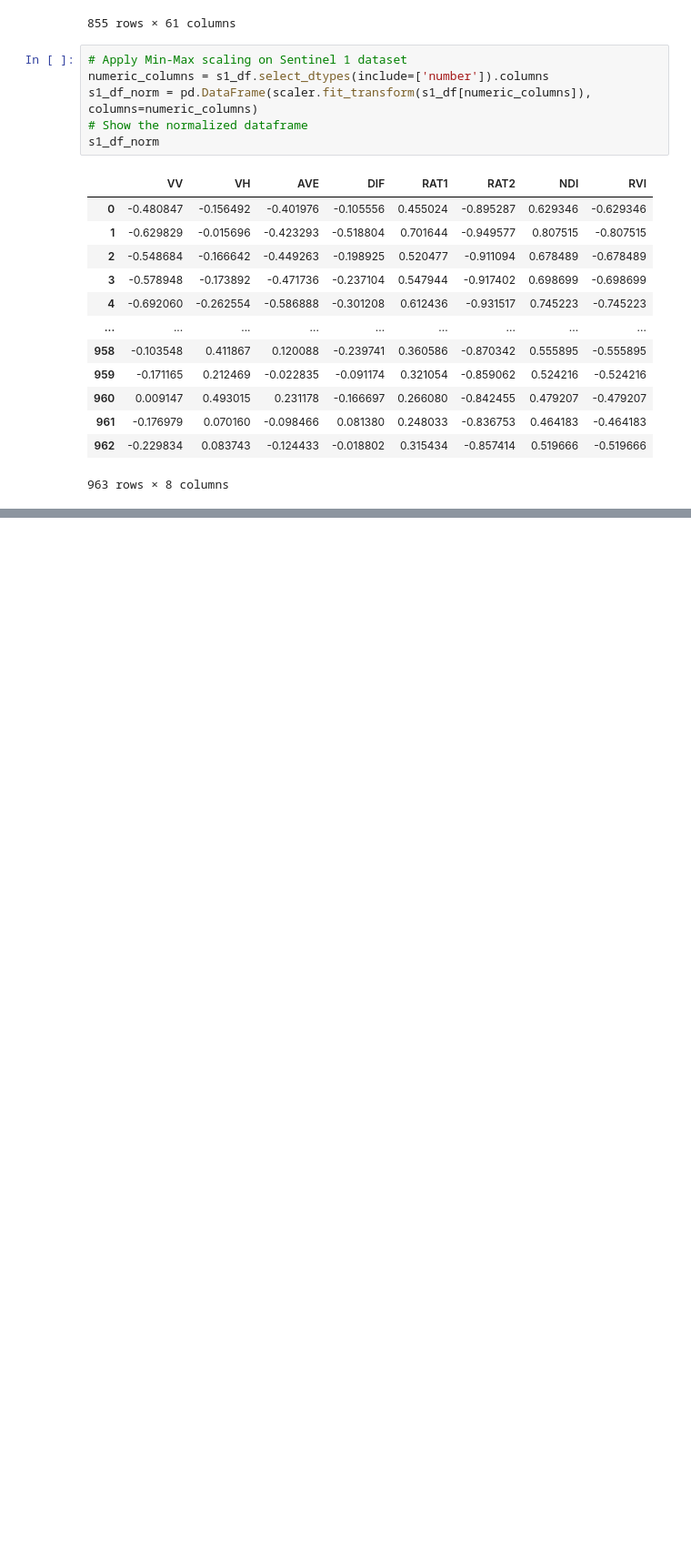
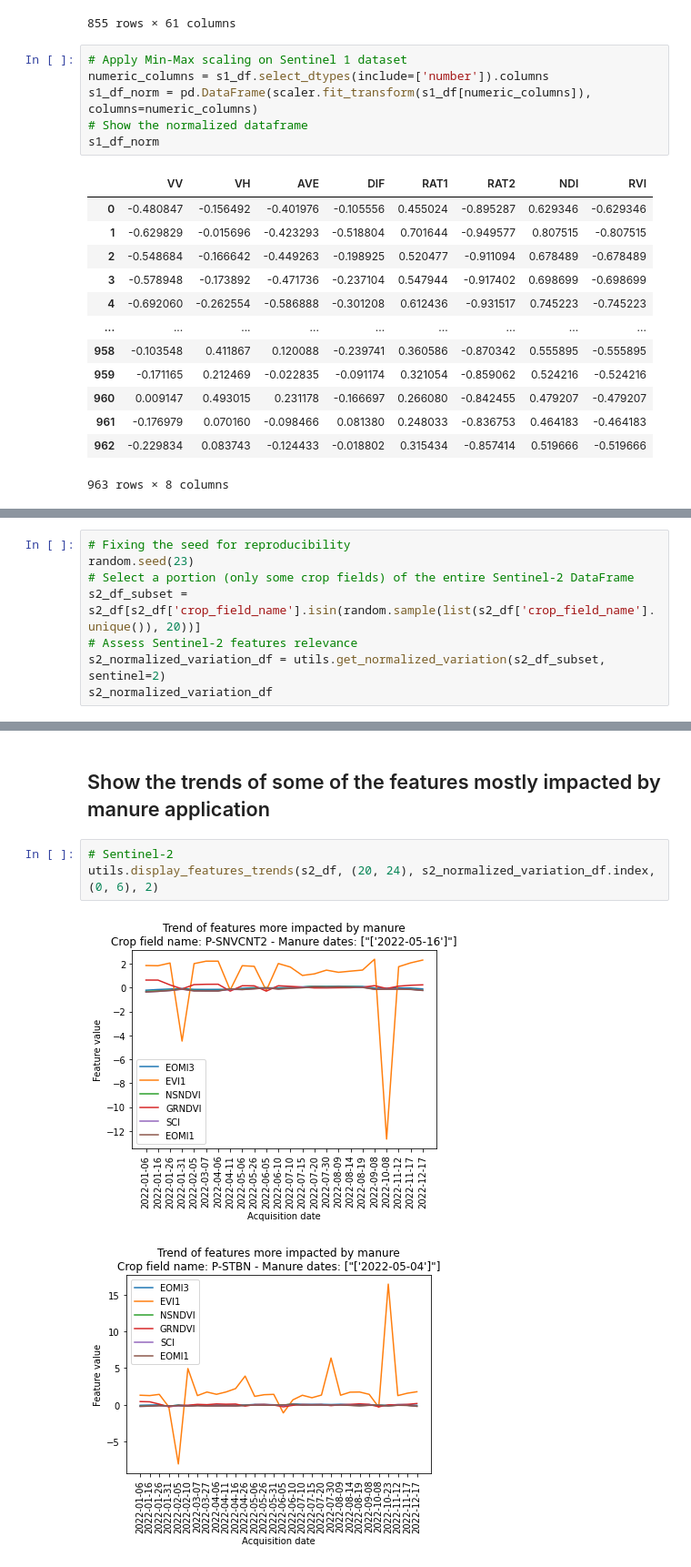
Before and after one commit to Amatofrancesco99/organic-fertilizers-detection, a Jupyter notebook: Notebooks/2-analysis/notebook.ipynb, the cells around one changed output, grey strips where cells are left out. Shown at 91% size. Cells and saved outputs as stored; diff of their text form; blank space fills up the shorter version.

```diff
--- a/Notebooks/2-analysis/notebook.ipynb
+++ b/Notebooks/2-analysis/notebook.ipynb
@@ -229,0 +240,8 @@ s1_normalized_variation
+# %%
+# Fixing the seed for reproducibility
+random.seed(23)
+# Select a portion (only some crop fields) of the entire Sentinel-2 DataFrame
+s2_df_subset = s2_df[s2_df['crop_field_name'].isin(random.sample(list(s2_df['crop_field_name'].unique()), 20))]
+# Assess Sentinel-2 features relevance
+s2_normalized_variation_df = utils.get_normalized_variation(s2_df_subset, sentinel=2)
+s2_normalized_variation_df
@@ -229,0 +284,8 @@ s1_normalized_variation
+# %% [markdown]
+## Show the trends of some of the features mostly impacted by manure application
+# %%
+# Sentinel-2
+utils.display_features_trends(s2_df, (20, 24), s2_normalized_variation_df.index, (0, 6), 2)
+# %% [output]
+[figure, added]
+[figure, added]
```
Also changed, not shown: parts of 16 cells of this notebook, 1 other file.
